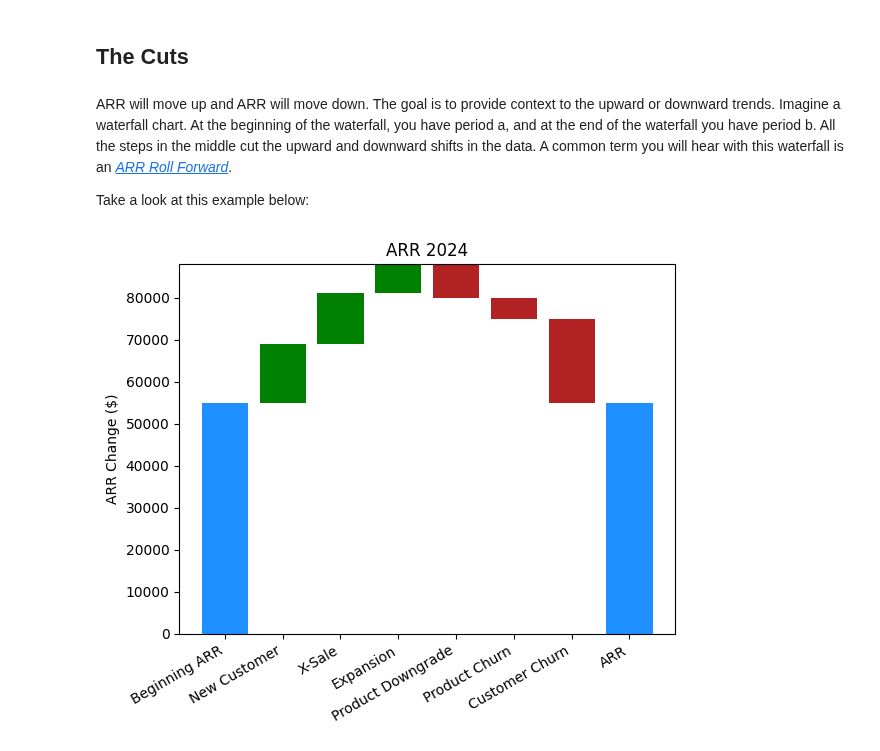
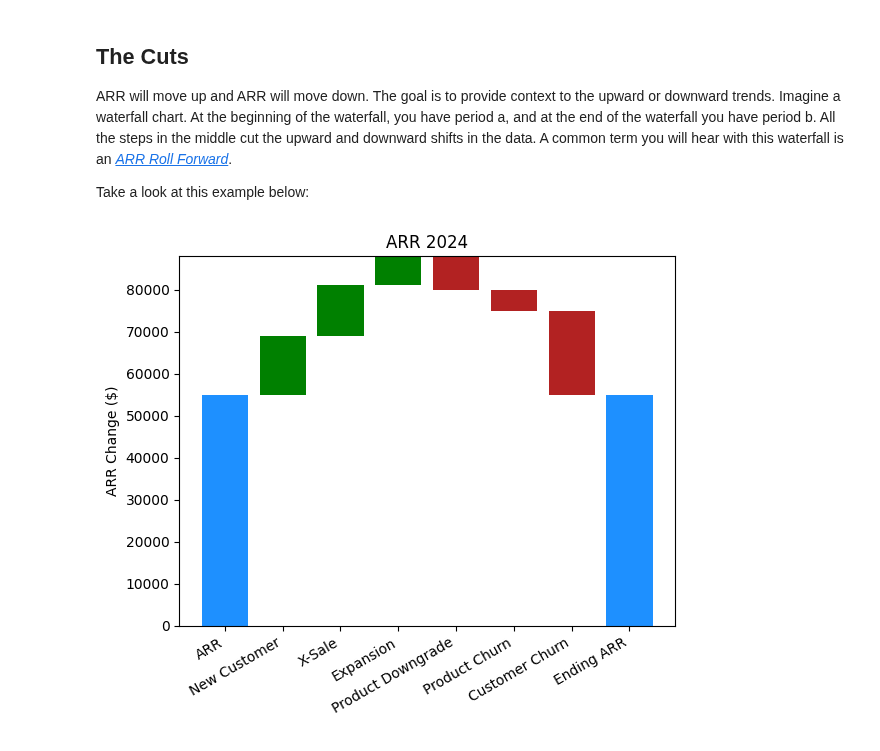
Before and after one commit to Curts0/arr_data_professional, a Jupyter notebook: 5-the-cuts.ipynb, the cells around one changed output. Cells and saved outputs as stored; diff of their text form; code cells hidden in the pictures.

```diff
--- a/5-the-cuts.ipynb
+++ b/5-the-cuts.ipynb
@@ -1,6 +1,6 @@
-# %% [markdown]
-## The Cuts
 # %% [markdown]
+## The Cuts
+
 ARR will move up and ARR will move down. The goal is to provide context to the upward or downward trends. Imagine a waterfall chart. At the beginning of the waterfall, you have period a, and at the end of the waterfall you have period b. All the steps in the middle cut the upward and downward shifts in the data. A common term you will hear with this waterfall is an [*ARR Roll Forward*](https://analystanswers.com/roll-forward-in-accounting-definition-types-examples/).
 
 Take a look at this example below:
@@ -12,43 +12,43 @@ import numpy as np
 # https://www.pythoncharts.com/python/waterfall-charts/#matplotlib-waterfall-charts
 
 cuts = [
-    "Beginning ARR",
+    "ARR",
     "New Customer",
     "X-Sale",
     "Expansion",
     "Product Downgrade",
     "Product Churn",
     "Customer Churn",
-    "ARR",
+    "Ending ARR",
 ]
 
 values = [55_000, 14_000, 12_000, 7_000, -8_000, -5_000, -20_000]
 
 cumulative_values = np.cumsum(values)
 
 fig, ax = plt.subplots()
 
 # Plot the bars
 for i in range(len(values)):
     if i == 0:
         color = "dodgerblue"
     elif values[i] >= 0:
         color = "green"
     else:
         color = "firebrick"
     ax.bar(
         cuts[i], values[i], bottom=cumulative_values[i] - values[i], color=color
     )
 
 # Plot the last bar.
 ax.bar(cuts[-1], cumulative_values[-1], color="dodgerblue")
 
 ax.set_title("ARR 2024")
 ax.set_ylabel("ARR Change ($)")
 
 # Set x-axis labels to the middle of the bars
 plt.xticks(rotation=30, ha="right")
 plt.show()
 # %% [output]
-[figure, old version]
+[figure, new version]
 # %% [markdown]
```
Also changed, not shown: parts of 5 cells of this notebook, 4 other files.
